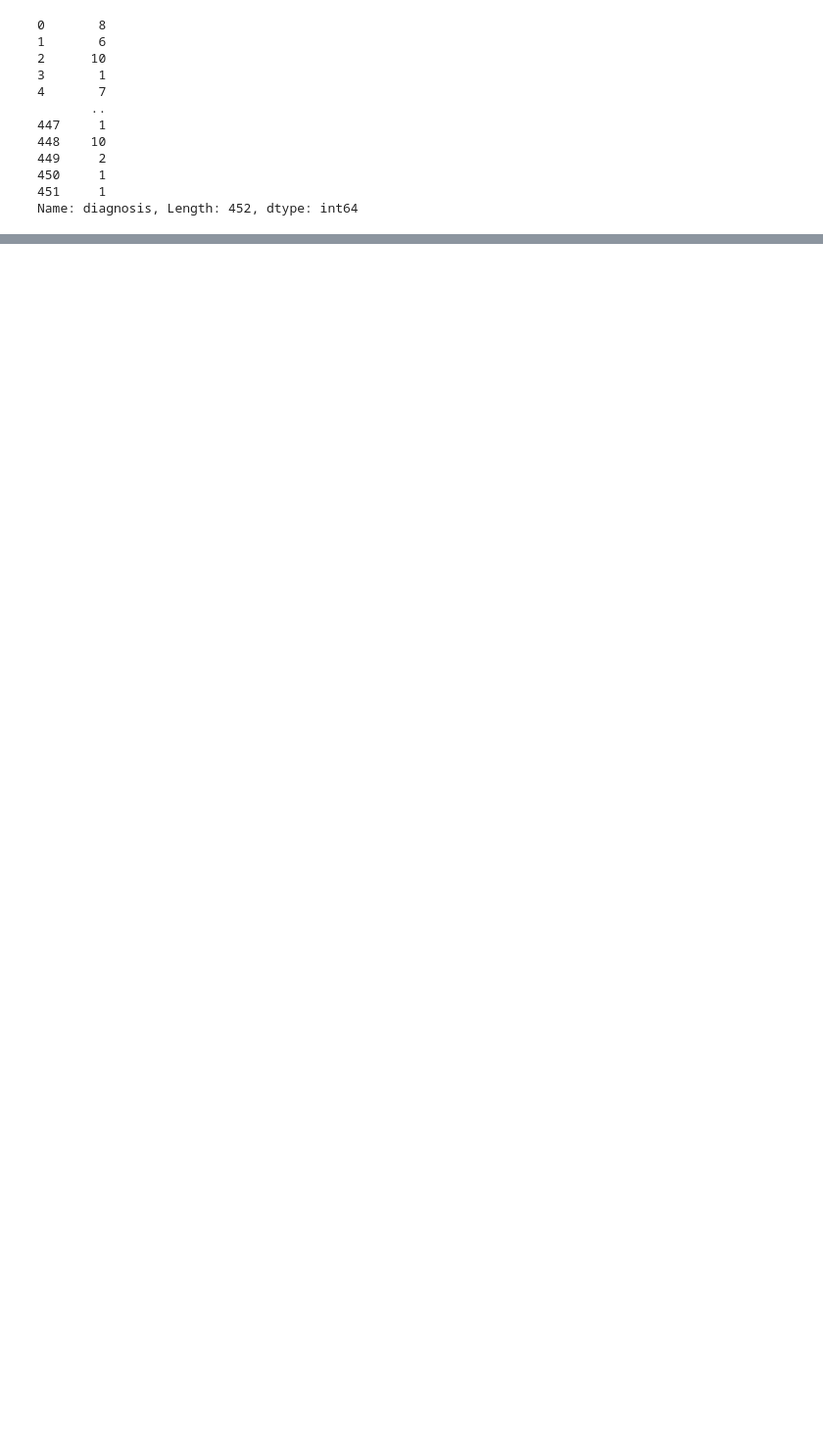
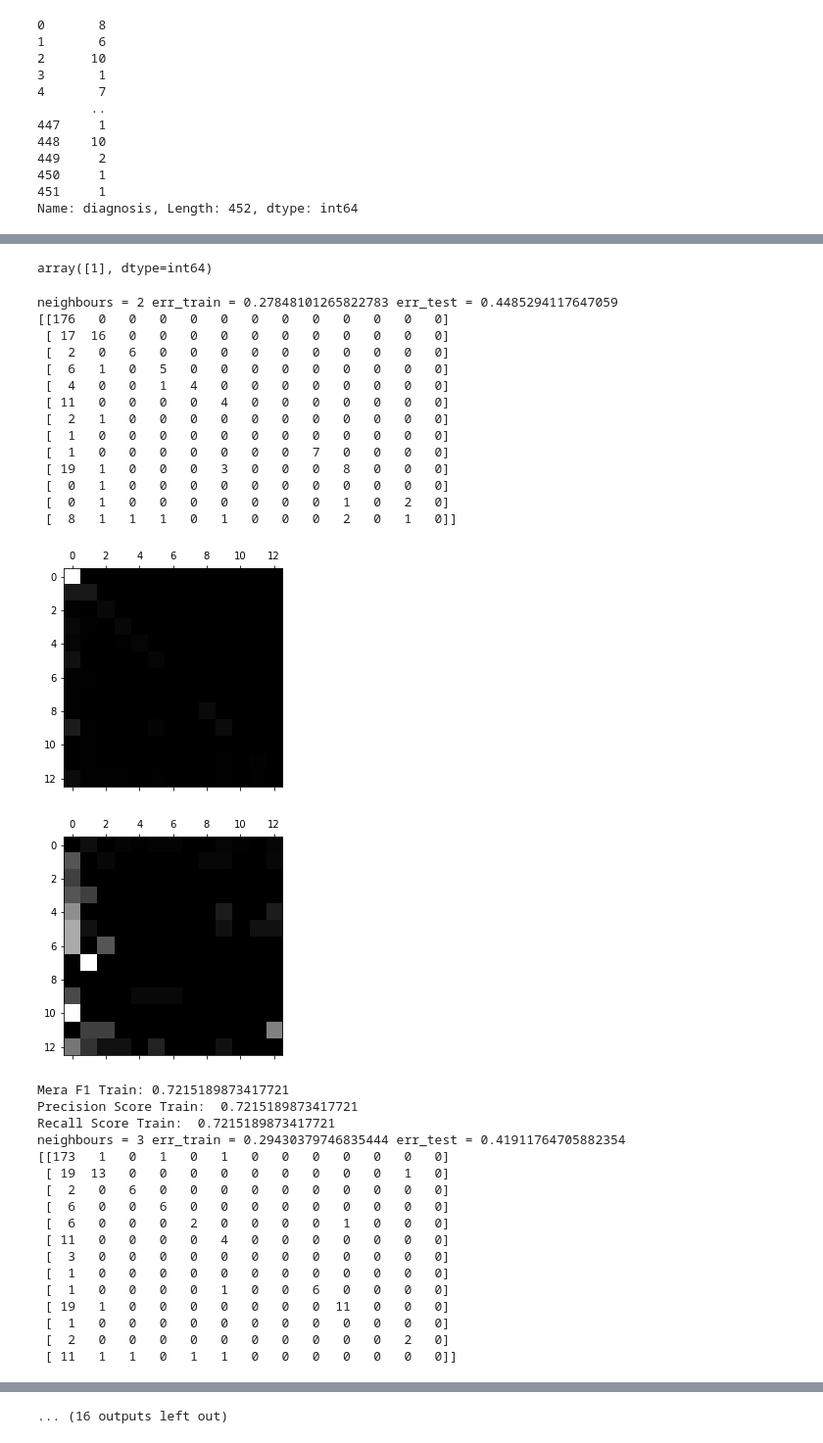
Before and after one commit to DKapustin/Cardio, a Jupyter notebook: Arrhythmia.ipynb, the cells around one changed output, grey strips where cells are left out. Shown at 98% size. Saved outputs shown, nothing was run; the diff lists cells and outputs as text; code cells hidden in the pictures; blank space fills up the shorter version.

```diff
--- a/Arrhythmia.ipynb
+++ b/Arrhythmia.ipynb
@@ -617,0 +635,3 @@ KeyError: 300
+# %%
+sgd_clf.fit(X_train, y_train)
+sgd_clf.predict([some_digit])
@@ -617,0 +663,67 @@ KeyError: 300
+# %%
+from sklearn.multiclass import OneVsOneClassifier
+ovo_clf = OneVsOneClassifier(SGDClassifier(random_state=42))
+ovo_clf.fit(X_train,y_train)
+ovo_clf.predict([some_digit])
+# %% [output]
+array([1], dtype=int64)
+# %%
+from sklearn.neighbors import KNeighborsClassifier
+from sklearn.metrics import confusion_matrix,precision_score,recall_score
+from sklearn.metrics import f1_score
+neighbors_array = np.array([2,3,5,7,10,15,20,50,100])
+for i in range (9):
+    knn = KNeighborsClassifier(n_neighbors = neighbors_array[i])
+    knn.fit(X_train, y_train)
+    y_test_predict = knn.predict(X_test)
+    err_test  = np.mean(y_test  != y_test_predict)
+    y_train_predict = knn.predict(X_train)
+    err_train  = np.mean(y_train  != y_train_predict)
+    #print(y_test_predict,y_train_predict)
+    print('neighbours =',neighbors_array[i],'err_train =',err_train,'err_test =', err_test)
+    print(confusion_matrix(y_train,y_train_predict))
+    plt.matshow(confusion_matrix(y_train,y_train_predict),cmap=plt.cm.gray)
+    plt.show()
+    row_sums = confmx.sum ( axis=1 , keepdims=True )
+    norm_conf_mx = confmx / row_sums
+    np.fill_diagonal (norm_conf_mx, 0 )
+    plt.matshow ( norm_conf_mx, cmap=plt.cm.gray)
+    plt.show ()
+    print("Mera F1 Train:",f1_score(y_train,y_train_predict,pos_label='positive',average='micro'))
+    print("Precision Score Train: ",precision_score(y_train, y_train_predict, pos_label='positive',average='micro'))
+    print("Recall Score Train: ",recall_score(y_train, y_train_predict, pos_label='positive',average='micro'))
+    i=i+1
+# %% [output]
+neighbours = 2 err_train = 0.27848101265822783 err_test = 0.4485294117647059
+[[176   0   0   0   0   0   0   0   0   0   0   0   0]
+ [ 17  16   0   0   0   0   0   0   0   0   0   0   0]
+ [  2   0   6   0   0   0   0   0   0   0   0   0   0]
+ [  6   1   0   5   0   0   0   0   0   0   0   0   0]
+ [  4   0   0   1   4   0   0   0   0   0   0   0   0]
+ [ 11   0   0   0   0   4   0   0   0   0   0   0   0]
+ [  2   1   0   0   0   0   0   0   0   0   0   0   0]
+ [  1   0   0   0   0   0   0   0   0   0   0   0   0]
+ [  1   0   0   0   0   0   0   0   7   0   0   0   0]
+ [ 19   1   0   0   0   3   0   0   0   8   0   0   0]
+ [  0   1   0   0   0   0   0   0   0   0   0   0   0]
+ [  0   1   0   0   0   0   0   0   0   1   0   2   0]
+ [  8   1   1   1   0   1   0   0   0   2   0   1   0]]
+[figure, added]
+[figure, added]
+Mera F1 Train: 0.7215189873417721
+Precision Score Train:  0.7215189873417721
+Recall Score Train:  0.7215189873417721
+neighbours = 3 err_train = 0.29430379746835444 err_test = 0.41911764705882354
+[[173   1   0   1   0   1   0   0   0   0   0   0   0]
+ [ 19  13   0   0   0   0   0   0   0   0   0   1   0]
+ [  2   0   6   0   0   0   0   0   0   0   0   0   0]
+ [  6   0   0   6   0   0   0   0   0   0   0   0   0]
+ [  6   0   0   0   2   0   0   0   0   1   0   0   0]
+ [ 11   0   0   0   0   4   0   0   0   0   0   0   0]
+ [  3   0   0   0   0   0   0   0   0   0   0   0   0]
+ [  1   0   0   0   0   0   0   0   0   0   0   0   0]
+ [  1   0   0   0   0   1   0   0   6   0   0   0   0]
+ [ 19   1   0   0   0   0   0   0   0  11   0   0   0]
+ [  1   0   0   0   0   0   0   0   0   0   0   0   0]
+ [  2   0   0   0   0   0   0   0   0   0   0   2   0]
+ [ 11   1   1   0   1   1   0   0   0   0   0   0   0]]
@@ -617,0 +770 @@ KeyError: 300
+... (16 outputs left out)
```
Also changed, not shown: parts of 35 cells of this notebook.
